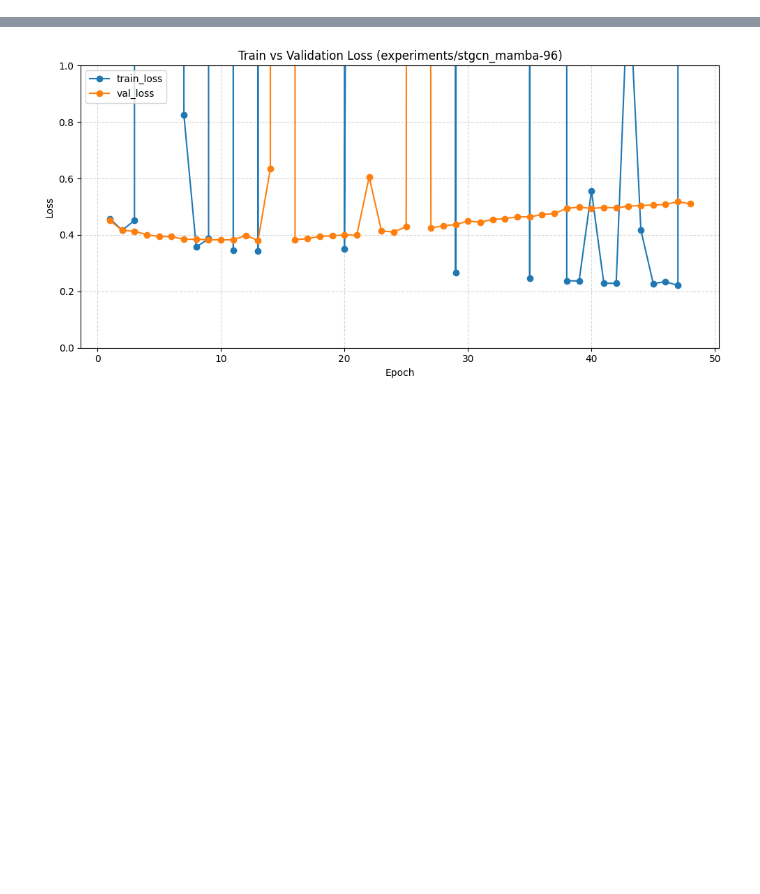
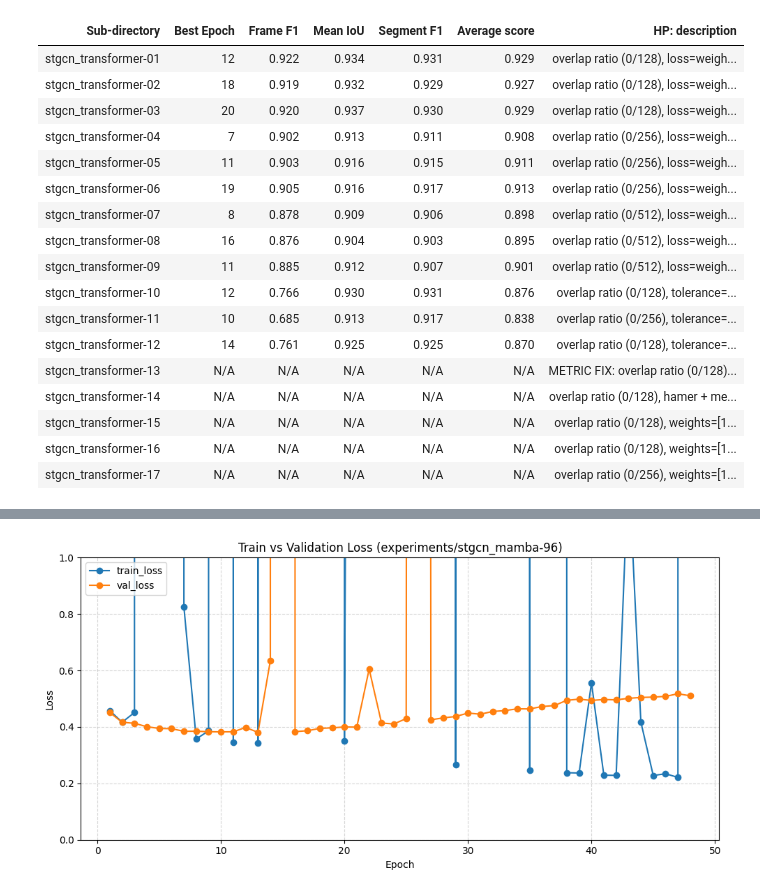
Before and after one commit to genkimats/Sign-Segmentation, a Jupyter notebook: tools.ipynb, the cells around one changed output, grey strips where cells are left out. Drawn from its saved outputs; the diff is of its cells as text; code cells hidden in the pictures; blank space fills up the shorter version.

```diff
--- a/tools.ipynb
+++ b/tools.ipynb
@@ -1,27 +1,16 @@
 # %%
+target_model_name = "stgcn_transformer"  # Set to None to process all directories
+
+# --- NEW: MULTIPLE HYPERPARAMETERS DISPLAY OPTION ---
+target_hyperparameters = ["description"]
+
+experiments_dir = "experiments_phrase"
+
+#region
 import os
 import json
 import pandas as pd
 from IPython.display import display
-
-# Define the path to the experiments directory
-experiments_dir = "experiments"
-
-# --- FILTER OPTIONS ---
-# Put the exact model_name you want to filter by (e.g., "stgcn_mamba", "bimamba").
-# If you want to process ALL directories, leave this as None.
-target_model_name = "stgcn_mamba"  # Set to None to process all directories
-
-# --- NEW: MULTIPLE HYPERPARAMETERS DISPLAY OPTION ---
-target_hyperparameters = ["loss_function", "window_size", "description"]
-
-# --- NEW: STARTING PREFIX OPTION ---
-# Only show experiments whose numeric suffix (e.g. the "42" in "stgcn_mamba-42")
-# is >= this value, so you don't have to scroll through hundreds of experiments.
-# Set to None to show everything from the start.
-start_prefix = None  # e.g. 80
-
-#region
 
 # --- HIGHLIGHT SPECIFIC SUB-DIRECTORIES ---
 highlight_subdirectories = [
@@ -56,9 +45,6 @@ if os.path.exists(experiments_dir):
         if target_model_name is not None:
             if not entry.startswith(f"{target_model_name}-"):
                 continue
-
-        if start_prefix is not None and extract_suffix_number(entry) < start_prefix:
-            continue
 
         sub_dir = os.path.join(experiments_dir, entry)
         metrics_file = os.path.join(sub_dir, "training_metrics.csv")
@@ -168,30 +154,49 @@ if not results_df.empty:
             highlight_set = set(highlight_subdirectories)
             def highlight_selected(row):
                 return [
                     f"background-color: {highlighted_row_color}" if row["Sub-directory"] in highlight_set else ""
                     for _ in row
                 ]
             styled_df = styled_df.apply(highlight_selected, axis=1)
 
         styled_df = styled_df.applymap(score_style, subset=['Average score'])
         styled_df = styled_df.applymap(lambda value: score_style(value, hue=0), subset=['Frame F1', 'Mean IoU', 'Segment F1'])
         display(styled_df)
     except AttributeError:
         # Pandas < 1.4.0
         styled_df = results_df.style.hide_index()
 
         if highlight_subdirectories:
             highlight_set = set(highlight_subdirectories)
             def highlight_selected(row):
                 return [
                     f"background-color: {highlighted_row_color}" if row["Sub-directory"] in highlight_set else ""
                     for _ in row
                 ]
             styled_df = styled_df.apply(highlight_selected, axis=1)
 
         styled_df = styled_df.applymap(score_style, subset=['Average score'])
         styled_df = styled_df.applymap(lambda value: score_style(value, hue=0), subset=['Frame F1', 'Mean IoU', 'Segment F1'])
         display(styled_df)
 else:
     print("No results found. Either the directory is empty, or no folders matched your criteria.")
 #endregion
+# %% [output]
+| Sub-directory | Best Epoch | Frame F1 | Mean IoU | Segment F1 | Average score | HP: description |
+| stgcn_transformer-01 | 12 | 0.922 | 0.934 | 0.931 | 0.929 | overlap ratio (0/128), loss=weigh... |
+| stgcn_transformer-02 | 18 | 0.919 | 0.932 | 0.929 | 0.927 | overlap ratio (0/128), loss=weigh... |
+| stgcn_transformer-03 | 20 | 0.920 | 0.937 | 0.930 | 0.929 | overlap ratio (0/128), loss=weigh... |
+| stgcn_transformer-04 | 7 | 0.902 | 0.913 | 0.911 | 0.908 | overlap ratio (0/256), loss=weigh... |
+| stgcn_transformer-05 | 11 | 0.903 | 0.916 | 0.915 | 0.911 | overlap ratio (0/256), loss=weigh... |
+| stgcn_transformer-06 | 19 | 0.905 | 0.916 | 0.917 | 0.913 | overlap ratio (0/256), loss=weigh... |
+| stgcn_transformer-07 | 8 | 0.878 | 0.909 | 0.906 | 0.898 | overlap ratio (0/512), loss=weigh... |
+| stgcn_transformer-08 | 16 | 0.876 | 0.904 | 0.903 | 0.895 | overlap ratio (0/512), loss=weigh... |
+| stgcn_transformer-09 | 11 | 0.885 | 0.912 | 0.907 | 0.901 | overlap ratio (0/512), loss=weigh... |
+| stgcn_transformer-10 | 12 | 0.766 | 0.930 | 0.931 | 0.876 | overlap ratio (0/128), tolerance=... |
+| stgcn_transformer-11 | 10 | 0.685 | 0.913 | 0.917 | 0.838 | overlap ratio (0/256), tolerance=... |
+| stgcn_transformer-12 | 14 | 0.761 | 0.925 | 0.925 | 0.870 | overlap ratio (0/128), tolerance=... |
+| stgcn_transformer-13 | N/A | N/A | N/A | N/A | N/A | METRIC FIX: overlap ratio (0/128)... |
+| stgcn_transformer-14 | N/A | N/A | N/A | N/A | N/A | overlap ratio (0/128), hamer + me... |
+| stgcn_transformer-15 | N/A | N/A | N/A | N/A | N/A | overlap ratio (0/128), weights=[1... |
+| stgcn_transformer-16 | N/A | N/A | N/A | N/A | N/A | overlap ratio (0/128), weights=[1... |
+| stgcn_transformer-17 | N/A | N/A | N/A | N/A | N/A | overlap ratio (0/256), weights=[1... |
```
Also changed, not shown: parts of 2 cells of this notebook, 2 other files.
